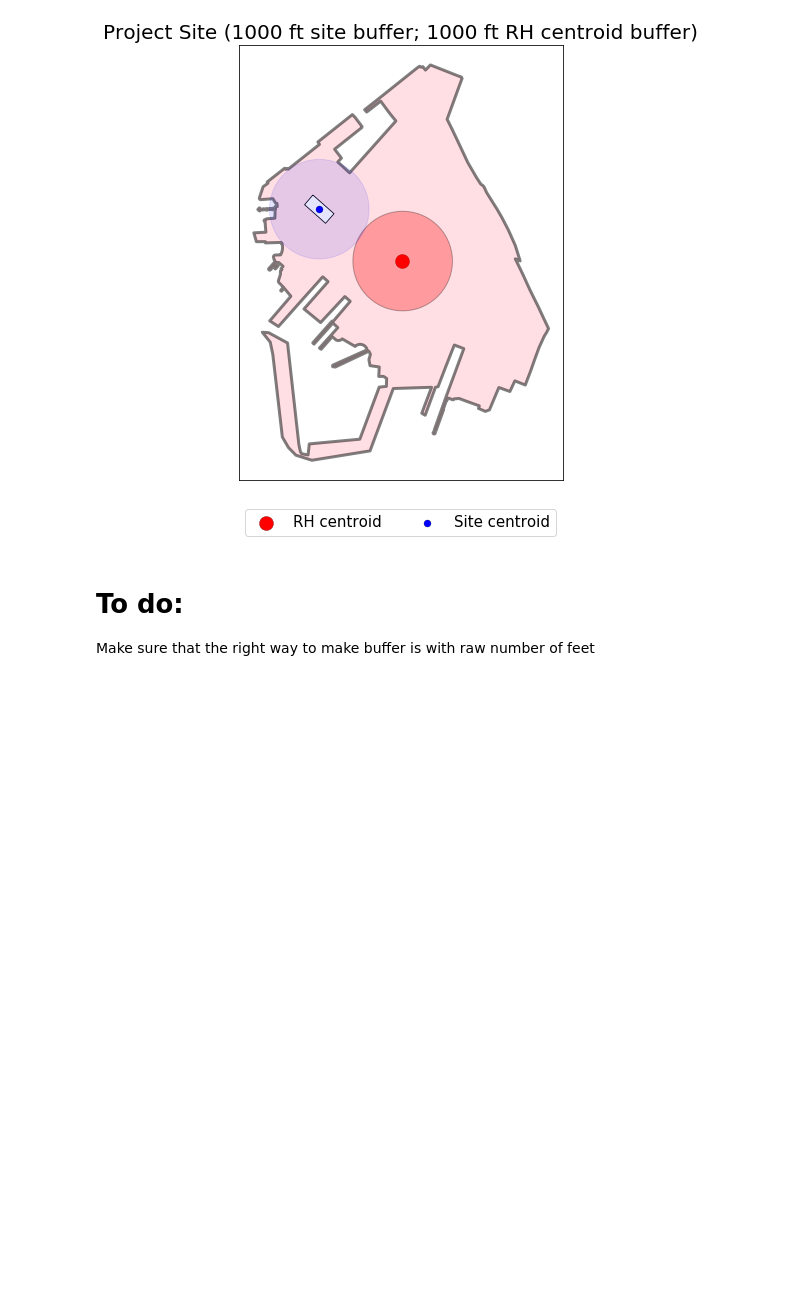
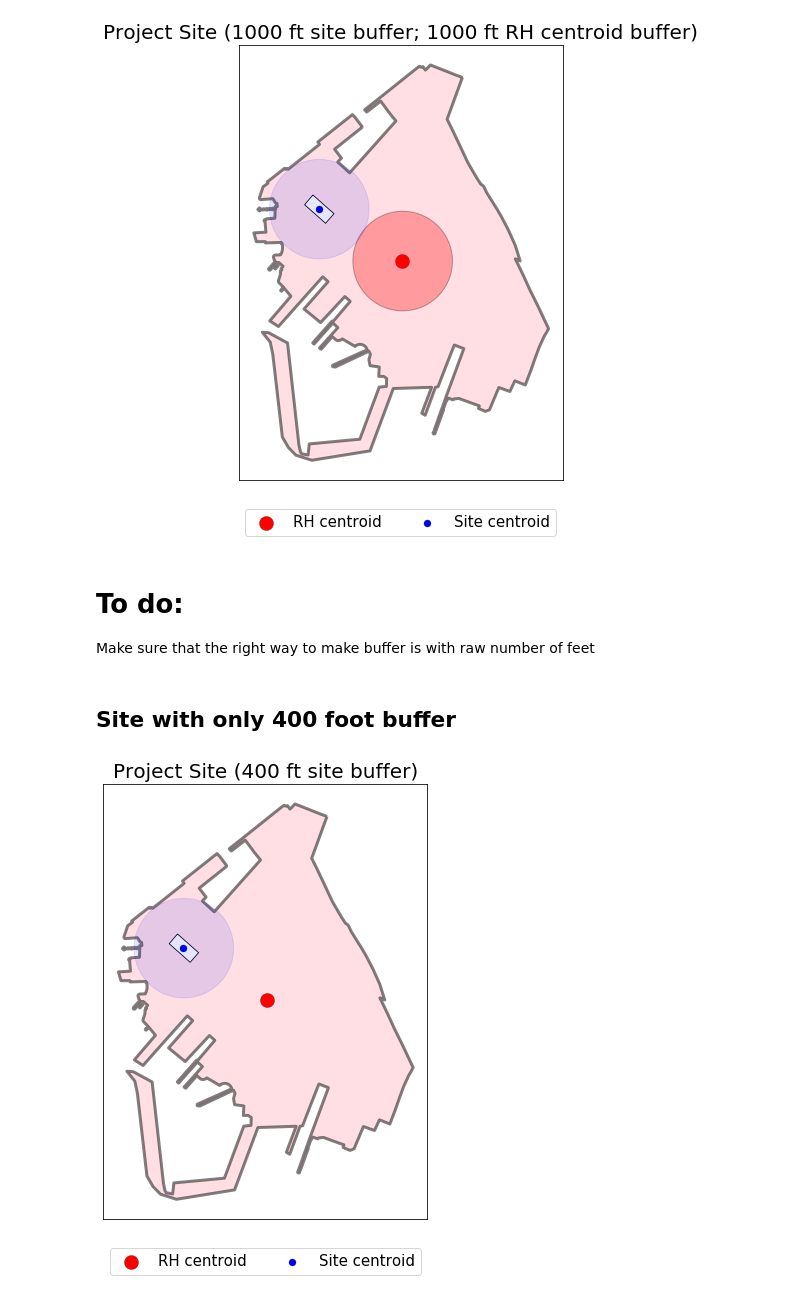
Before and after one commit to akash-y/digitalceqr, a Jupyter notebook: CHAPTER 21 - CHARACTER/geo_scope.ipynb, the cells around one changed output. Saved outputs shown, nothing was run; the diff lists cells and outputs as text; code cells hidden in the pictures; blank space fills up the shorter version.

```diff
--- a/CHAPTER 21 - CHARACTER/geo_scope.ipynb
+++ b/CHAPTER 21 - CHARACTER/geo_scope.ipynb
@@ -260,3 +260,26 @@ plt.show()
 # To do:
 
 Make sure that the right way to make buffer is with raw number of feet
+# %% [markdown]
+## Site with only 400 foot buffer
+# %%
+site_buffer_radius = 400
+# %%
+# Red Hook centroid in red with buffer and site in blue with buffer
+f, ax = plt.subplots(figsize=(8,8))
+ax.get_xaxis().set_visible(False)
+ax.get_yaxis().set_visible(False)
+# Red Hook combined census tracts with centroid and buffer
+rh_comb_tract.plot(alpha=.5,linewidth=3,ax=ax,color='pink',edgecolor='black')
+rh_comb_center.plot(alpha=1, linewidth=0.2,ax=ax,color='r',edgecolor='black',markersize=200, label='RH centroid')
+# Site block with centroid and buffer
+site_poly.plot(alpha=1,linewidth=0.8,ax=ax,color='w',edgecolor='black')
+site_centroid.plot(alpha=1, linewidth=0.2,ax=ax,color='b',edgecolor='black',markersize=50, label='Site centroid')
+site_buffer.plot(alpha=.1,linewidth=1,ax=ax,color='b',edgecolor='b')
+# Show plot
+plt.title("Project Site ({} ft site buffer)"\
+          .format(site_buffer_radius), fontsize=20)
+plt.legend(loc='upper center', bbox_to_anchor=(0.5, -0.05),ncol=5,fontsize=15)
+plt.show()
+# %% [output]
+[figure, added]
```
Also changed, not shown: 5 other files.
